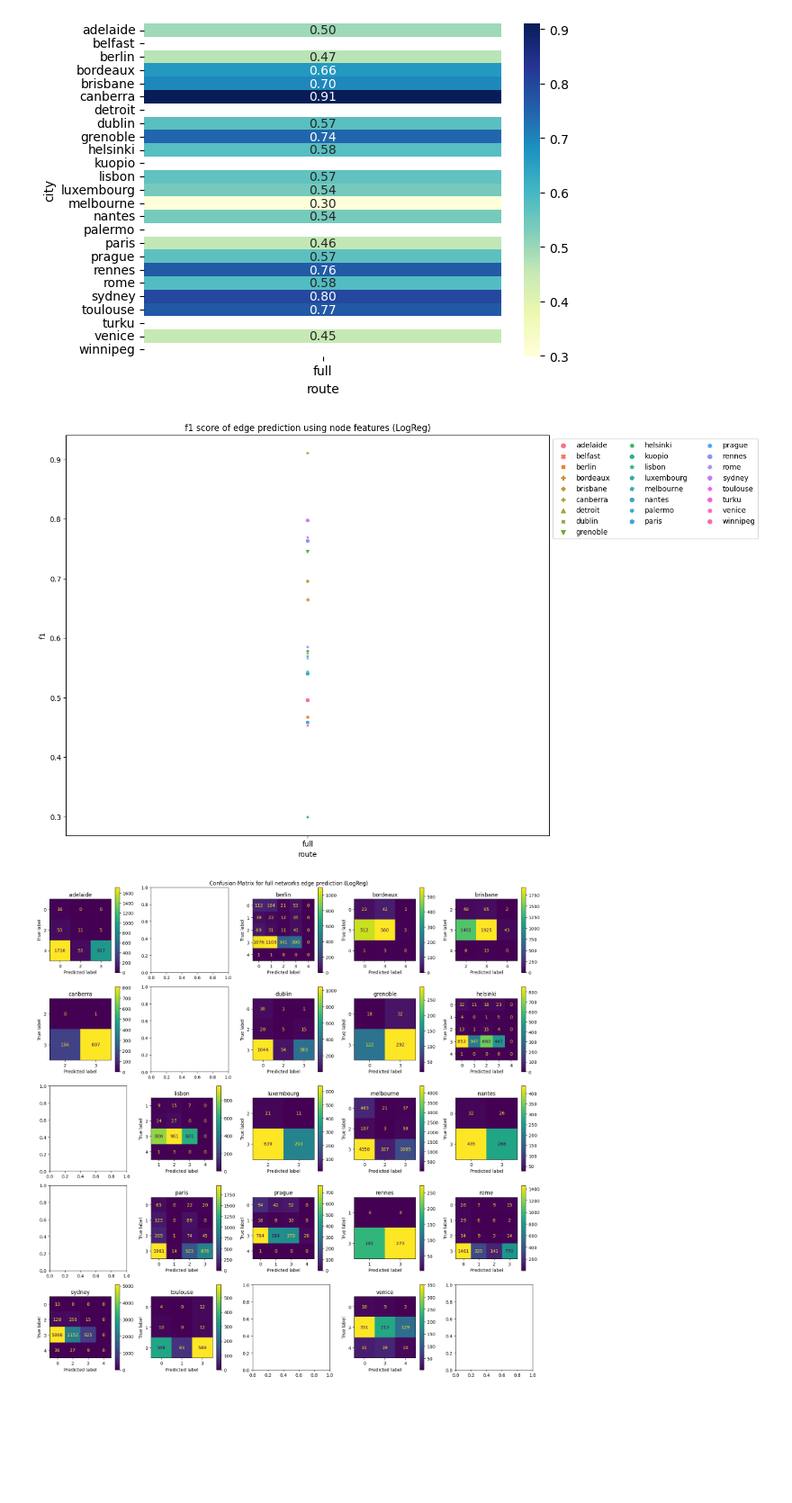
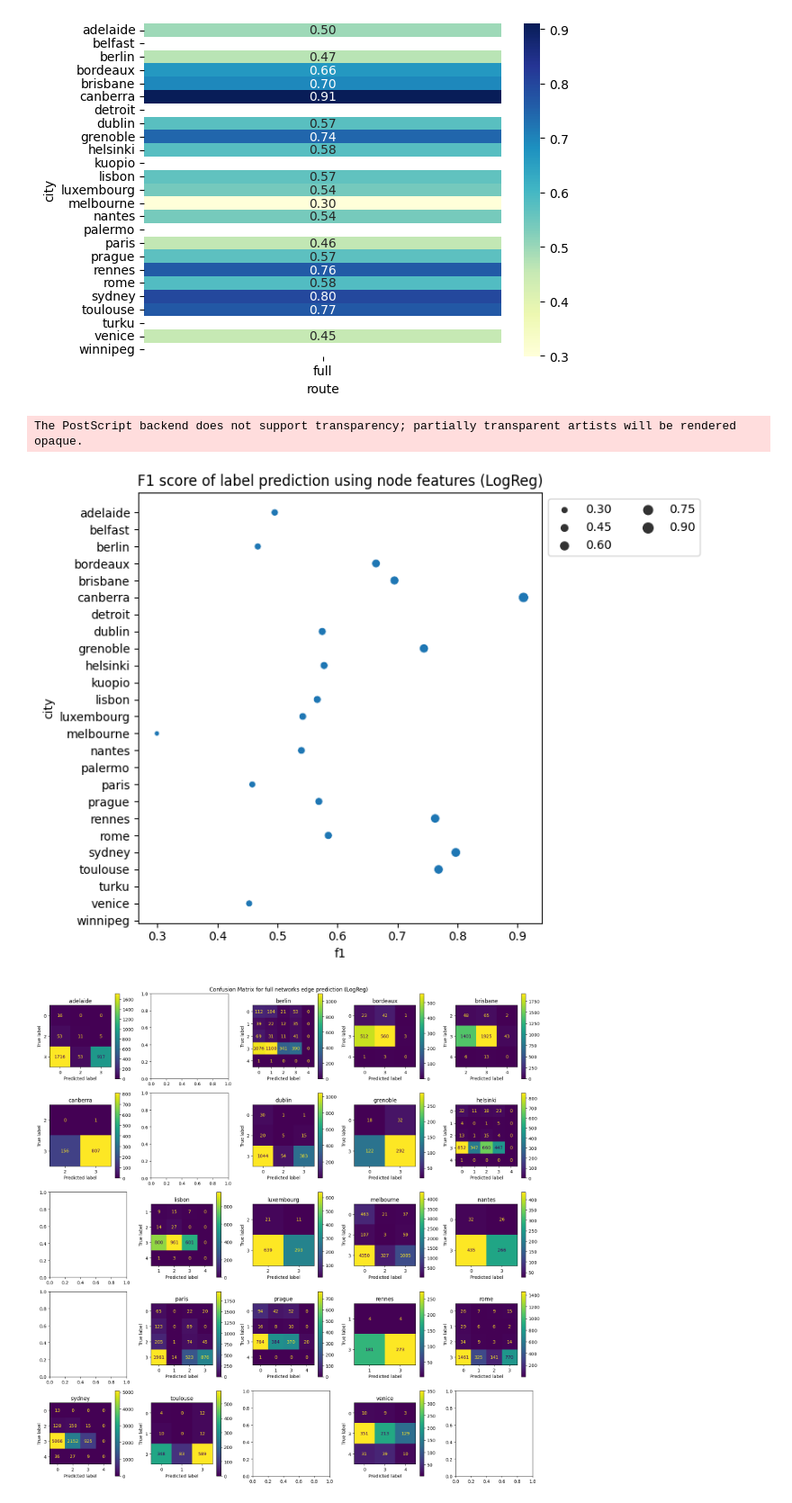
Before and after one commit to ravinitheshreddy/urban-transit-networks-analysis, a Jupyter notebook: notebooks/Exploitation/label-prediction/exploitation-handcraft.ipynb, the cells around one changed output. Shown: that part at 90% size. Cells and saved outputs as stored; diff of their text form; code cells hidden in the pictures; blank space fills up the shorter version.

Commit message:
saved images to add to the report

```diff
--- a/notebooks/Exploitation/label-prediction/exploitation-handcraft.ipynb
+++ b/notebooks/Exploitation/label-prediction/exploitation-handcraft.ipynb
@@ -59,6 +59,11 @@ city_network_graphs_dir_label_pred_linreg = checkpoints_folder_path.joinpath('li
 city_network_graphs_dir_label_pred_linreg_hco = city_network_graphs_dir_label_pred_linreg.joinpath('handcraft_only')
 city_network_graphs_dir_label_pred_linreg_commono = city_network_graphs_dir_label_pred_linreg.joinpath('commonft_only')
 city_network_graphs_dir_label_pred_linreg_all = city_network_graphs_dir_label_pred_linreg.joinpath('both')
+
+rel_docs_folder_path = pathlib.Path("./../../../documents")
+reports_folder_path = rel_docs_folder_path.joinpath("report")
+tex_folder_path = reports_folder_path.joinpath("tex_files")
+images_folder_path = tex_folder_path.joinpath("images")
 # %% [markdown]
 **Utility Functions**
 # %%
@@ -313,17 +318,20 @@ def plot_cms(scores_dict: Dict[str, Dict[str, Union[float, List[List[int]], nx.G
     fig.suptitle('Confusion Matrix for {} networks edge prediction (LogReg)'.format(mode))
     fig.tight_layout()
 
-def plot_scores(scores_df: pd.DataFrame, score_string: Literal["f1", "acc"]="f1", features: str="all") -> None:
+def plot_scores(scores_df: pd.DataFrame, score_string: Literal["f1", "acc"]="f1", features: str="all"):
     '''
     Input
     scores_df: Scores dataframe with columns city, route, and one column each for the F1 score, ConfusionMatrix and Accuracy
     score_string: The score string to plot.
     features: The features used to generate the scores
     '''
-    plt.figure(figsize=(12,10))
-    sns.scatterplot(data=scores_df, x="route", y=score_string, style="city", hue='city')
-    plt.legend(loc='upper left', bbox_to_anchor=(1, 1), ncol=3)
-    plt.title('{} score of edge prediction using {} features (LogReg)'.format(score_string, features))
+    plt.figure(figsize=(8,6))
+    # sns.scatterplot(data=scores_df, x="route", y=score_string, style="city", hue='city')
+    ax = sns.scatterplot(data=scores_df, y="city", x=score_string, size=score_string, palette="colorblind")
+    plt.legend(loc='upper left', bbox_to_anchor=(1, 1), ncol=2)
+    plt.title('{} score of label prediction using {} features (LogReg)'.format(score_string.title(), features))
+    plt.tight_layout()
+    return plt.gcf()
 # %% [markdown]
 **Setting the parameters**
 # %%
@@ -382,9 +390,12 @@ sns.heatmap(cities_graphs_scores_hco_df.pivot(index='city', columns='route', val
 <Axes: xlabel='route', ylabel='city'>
 [figure]
 # %%
-plot_scores(cities_graphs_scores_hco_df, features="node")
+hco_fig = plot_scores(cities_graphs_scores_hco_df, features="node")
+
+hco_fig.savefig(images_folder_path.joinpath('label-pred-hco.eps'), format='eps')
 # %% [output]
+The PostScript backend does not support transparency; partially transparent artists will be rendered opaque.
-[figure, old version]
+[figure, new version]
 # %%
 plot_cms(cities_graphs_scores_hco, mode='full', cities_routes=cities_routes)
 # %% [output]
```
Also changed, not shown: parts of 2 cells of this notebook, 26 other files.
